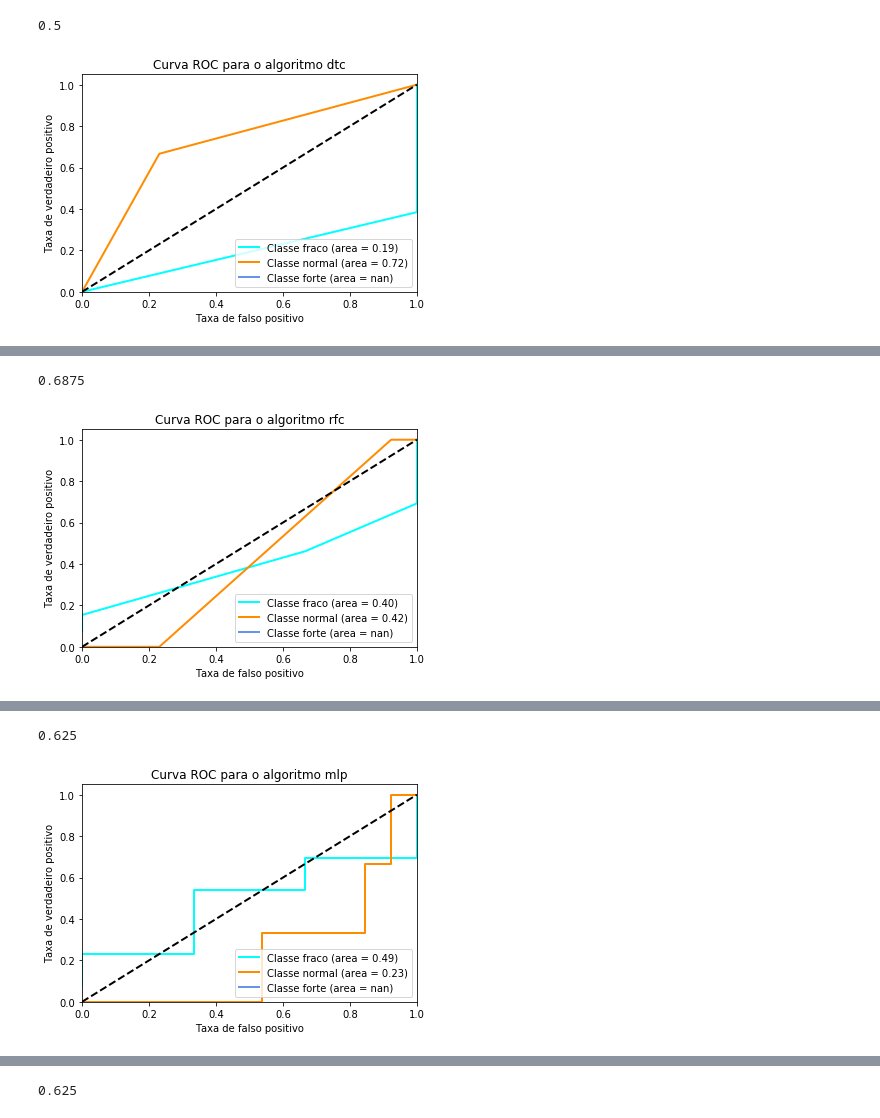
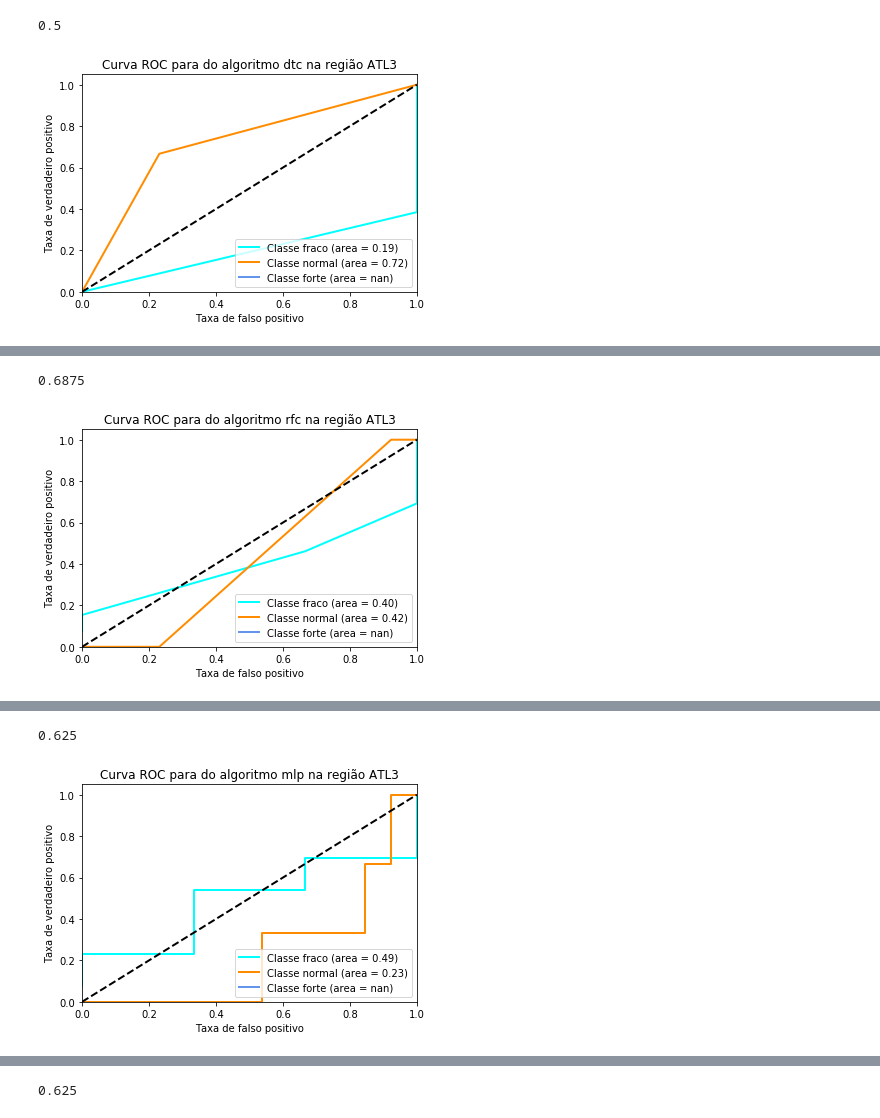
Before and after one commit to tiagotele/experimentos_oceanografia, a Jupyter notebook: Refactored.ipynb, the cells around one changed output, grey strips where cells are left out. Saved outputs shown, nothing was run; the diff lists cells and outputs as text; code cells hidden in the pictures.

```diff
--- a/Refactored.ipynb
+++ b/Refactored.ipynb
@@ -195,9 +195,9 @@ metrics.accuracy_score(test_df['classes'], new_pred_class)
 # %% [output]
 0.5
 # %%
-plot_roc(classifier, X_train, X_test, y_tr, y_tt, n_classes, algorithm="dtc")
+plot_roc(classifier, X_train, X_test, y_tr, y_tt, n_classes, algorithm="dtc", area="ATL3")
 # %% [output]
-[figure, old version]
+[figure, new version]
 # %%
 new_pred_class, classifier = test_rfc(X_train,y_train, X_test)
 # %% [output]
@@ -222,9 +222,9 @@ metrics.accuracy_score(test_df['classes'], new_pred_class)
 # %% [output]
 0.6875
 # %%
-plot_roc(classifier, X_train, X_test, y_tr, y_tt, n_classes, algorithm="rfc")
+plot_roc(classifier, X_train, X_test, y_tr, y_tt, n_classes, algorithm="rfc", area="ATL3")
 # %% [output]
-[figure, old version]
+[figure, new version]
 # %%
 new_pred_class, classifier = test_mlp(X_train,y_train, X_test)
 # %% [output]
@@ -249,9 +249,9 @@ metrics.accuracy_score(test_df['classes'], new_pred_class)
 # %% [output]
 0.625
 # %%
-plot_roc(classifier, X_train, X_test, y_tr, y_tt, n_classes, algorithm="mlp")
+plot_roc(classifier, X_train, X_test, y_tr, y_tt, n_classes, algorithm="mlp", area="ATL3")
 # %% [output]
-[figure, old version]
+[figure, new version]
 # %%
 new_pred_class, classifier = test_adc(X_train,y_train, X_test)
 # %% [output]
```
Also changed, not shown: parts of 6 cells of this notebook, 1 other file.
